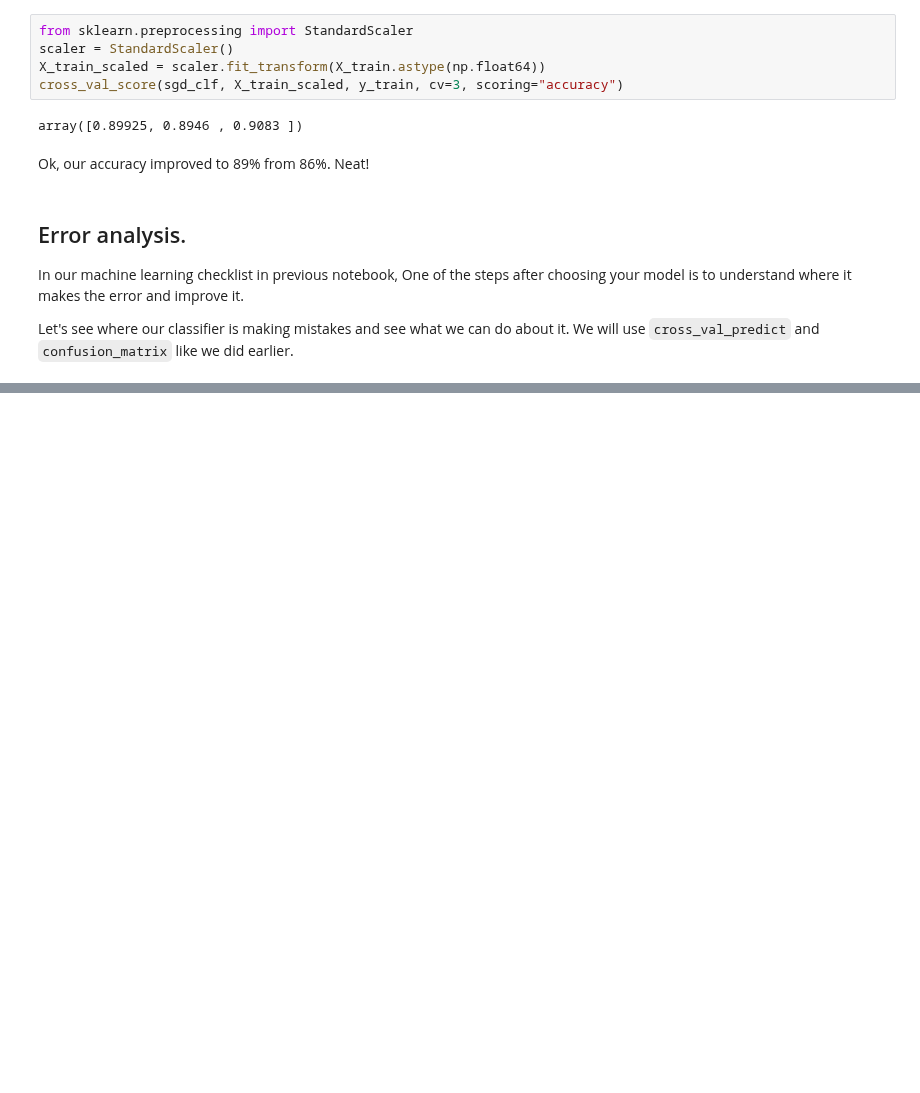
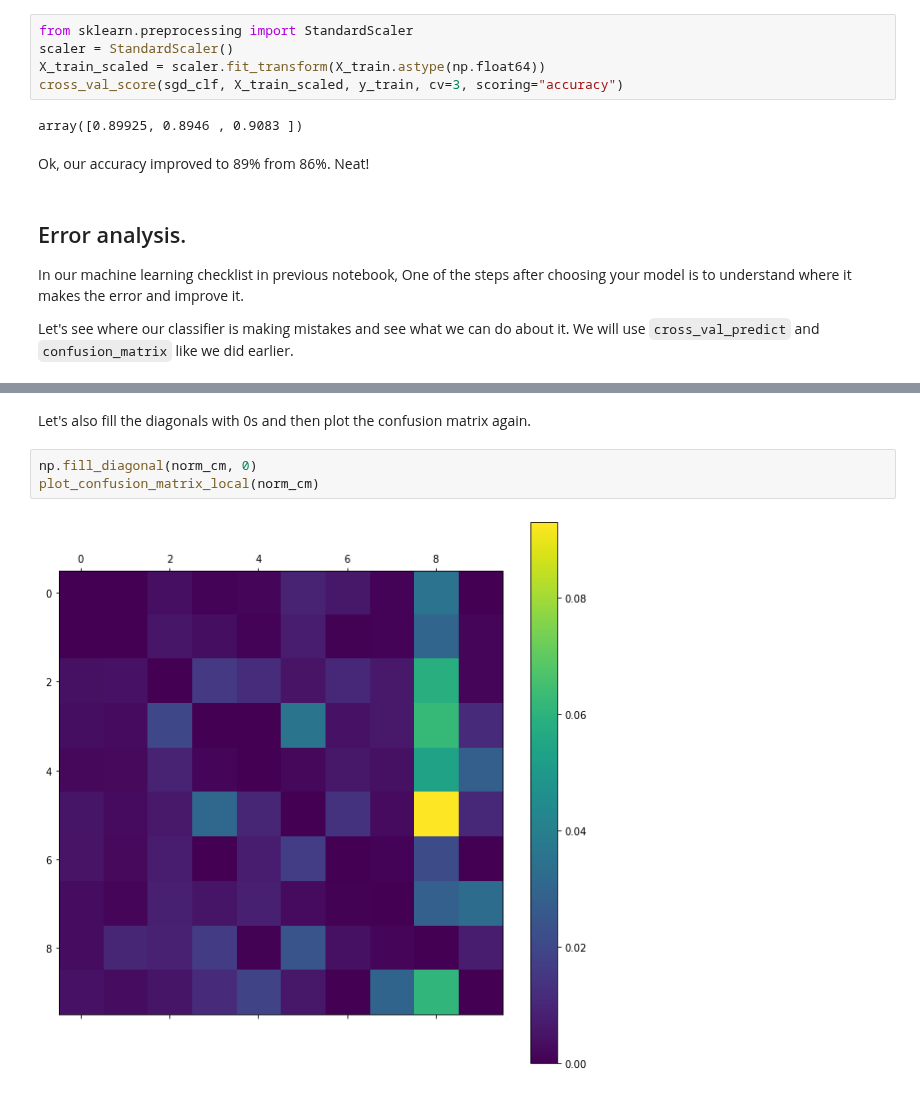
Before and after one commit to mandliya/ml, a Jupyter notebook: hands_on_machine_learning/3/Classification.ipynb, the cells around one changed output, grey strips where cells are left out. Drawn from its saved outputs; the diff is of its cells as text; blank space fills up the shorter version.

```diff
--- a/hands_on_machine_learning/3/Classification.ipynb
+++ b/hands_on_machine_learning/3/Classification.ipynb
@@ -629,0 +656,7 @@ Let's better plot it.
+# %% [markdown]
+Let's also fill the diagonals with 0s and then plot the confusion matrix again.
+# %%
+np.fill_diagonal(norm_cm, 0)
+plot_confusion_matrix_local(norm_cm)
+# %% [output]
+[figure, added]
```
Also changed, not shown: parts of 11 cells of this notebook, 2 other files.
